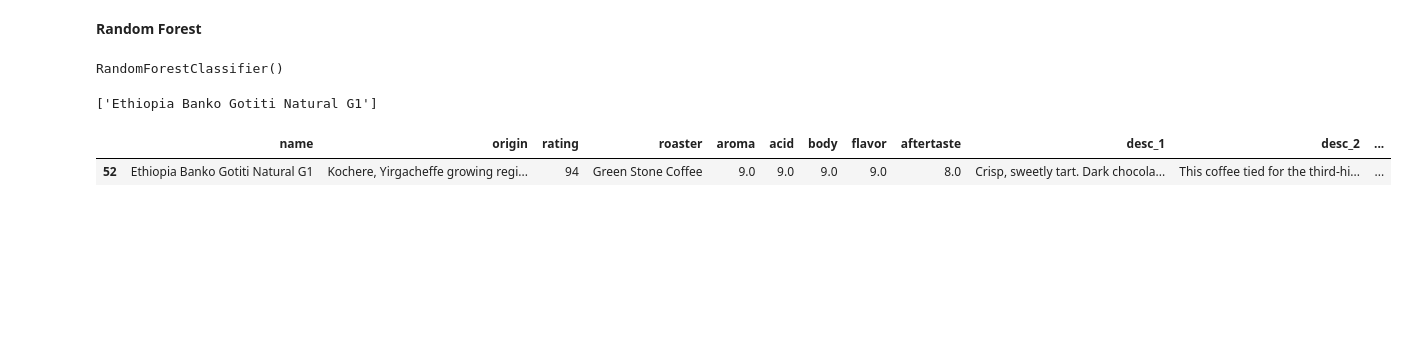
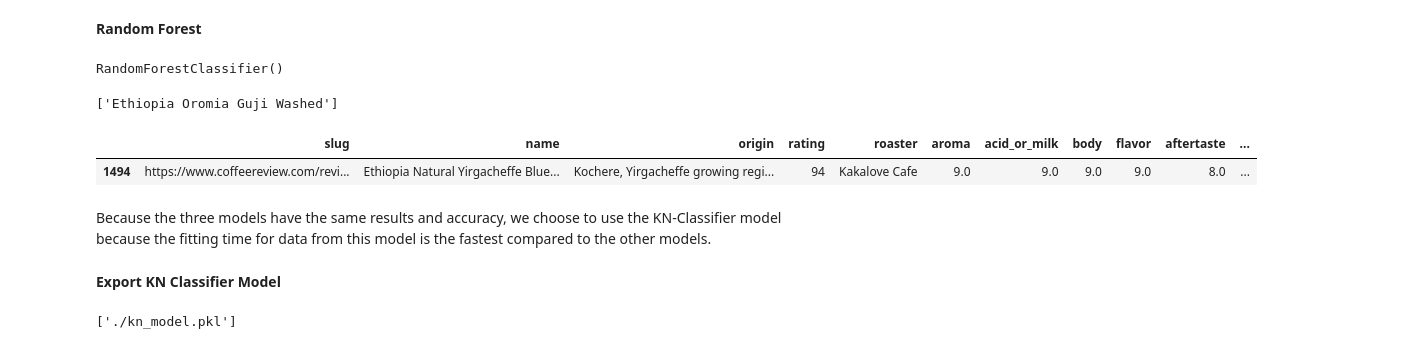
Before and after one commit to Hanifanta/Capstone_RECCOFFEE, a Jupyter notebook: notebook/reccoffee_filtering.ipynb, the cells around one changed output. Cells and saved outputs as stored; diff of their text form; code cells hidden in the pictures; blank space fills up the shorter version.

```diff
--- a/notebook/reccoffee_filtering.ipynb
+++ b/notebook/reccoffee_filtering.ipynb
@@ -14,6 +20,6 @@ from sklearn.ensemble import RandomForestClassifier
 # %% [markdown]
 ##**Data Preprocession**
 # %%
-coffee = pd.read_csv('/content/coffee_clean.csv')
+coffee = pd.read_csv('/content/coffee_clean_rev.csv')
 coffee.head(5)
 # %% [output]
@@ -26,4 +32 @@ coffee.head(5)
-# %%
-# Drop unused column
-coffee.drop(['Unnamed: 0'], inplace=True, axis=1)
 # %%
@@ -94,12 +97,21 @@ model_3.fit(X.values, y)
 # %% [output]
 RandomForestClassifier()
 # %%
-rf_pred = model_2.predict([[9.0, 9.0, 9.0, 9.0, 8.0]])
+rf_pred = model_3.predict([[9.0, 9.0, 9.0, 9.0, 8.0]])
 print(rf_pred)
 # %% [output]
-['Ethiopia Banko Gotiti Natural G1']
+['Ethiopia Oromia Guji Washed']
 # %%
-coffee[coffee['name'] == 'Ethiopia Banko Gotiti Natural G1']
+coffee[coffee['name'] == 'Ethiopia Natural Yirgacheffe Blue Donkey Lot #2']
 # %% [output]
-|  | name | origin | rating | roaster | aroma | acid | body | flavor | aftertaste | desc_1 | desc_2 | ... |
-| 52 | Ethiopia Banko Gotiti Natural G1 | Kochere, Yirgacheffe growing regi... | 94 | Green Stone Coffee | 9.0 | 9.0 | 9.0 | 9.0 | 8.0 | Crisp, sweetly tart. Dark chocola... | This coffee tied for the third-hi... | ... |
+|  | slug | name | origin | rating | roaster | aroma | acid_or_milk | body | flavor | aftertaste | ... |
+| 1494 | https://www.coffeereview.com/revi... | Ethiopia Natural Yirgacheffe Blue... | Kochere, Yirgacheffe growing regi... | 94 | Kakalove Cafe | 9.0 | 9.0 | 9.0 | 9.0 | 8.0 | ... |
+# %% [markdown]
+Because the three models have the same results and accuracy, we choose to use the KN-Classifier model because the fitting time for data from this model is the fastest compared to the other models.
+# %% [markdown]
+**Export KN Classifier Model**
+# %%
+# KN Classifier model is stored in the "model_2" variable
+joblib.dump(model_2,'./kn_model.pkl')
+# %% [output]
+['./kn_model.pkl']
```
Also changed, not shown: parts of 10 cells of this notebook.
